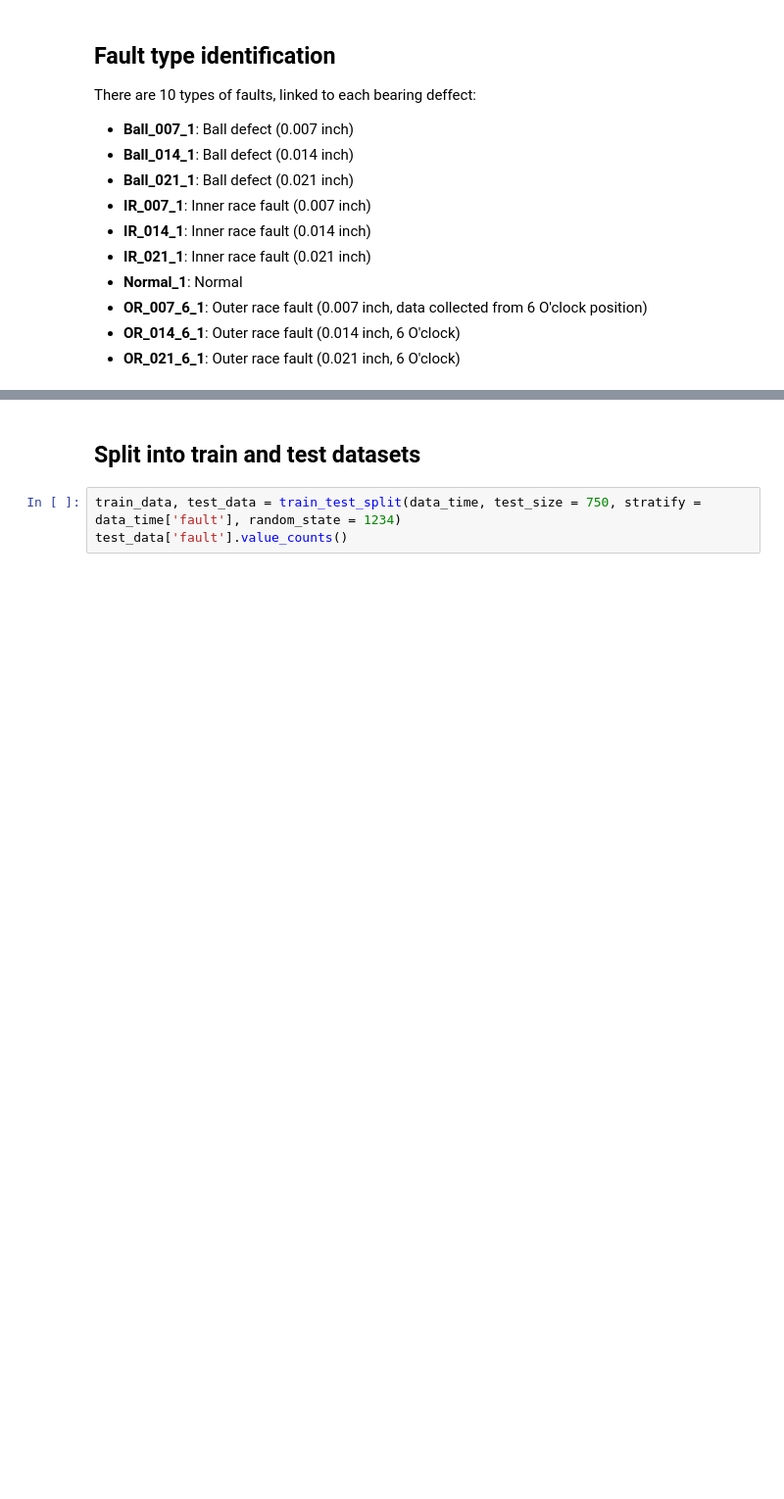
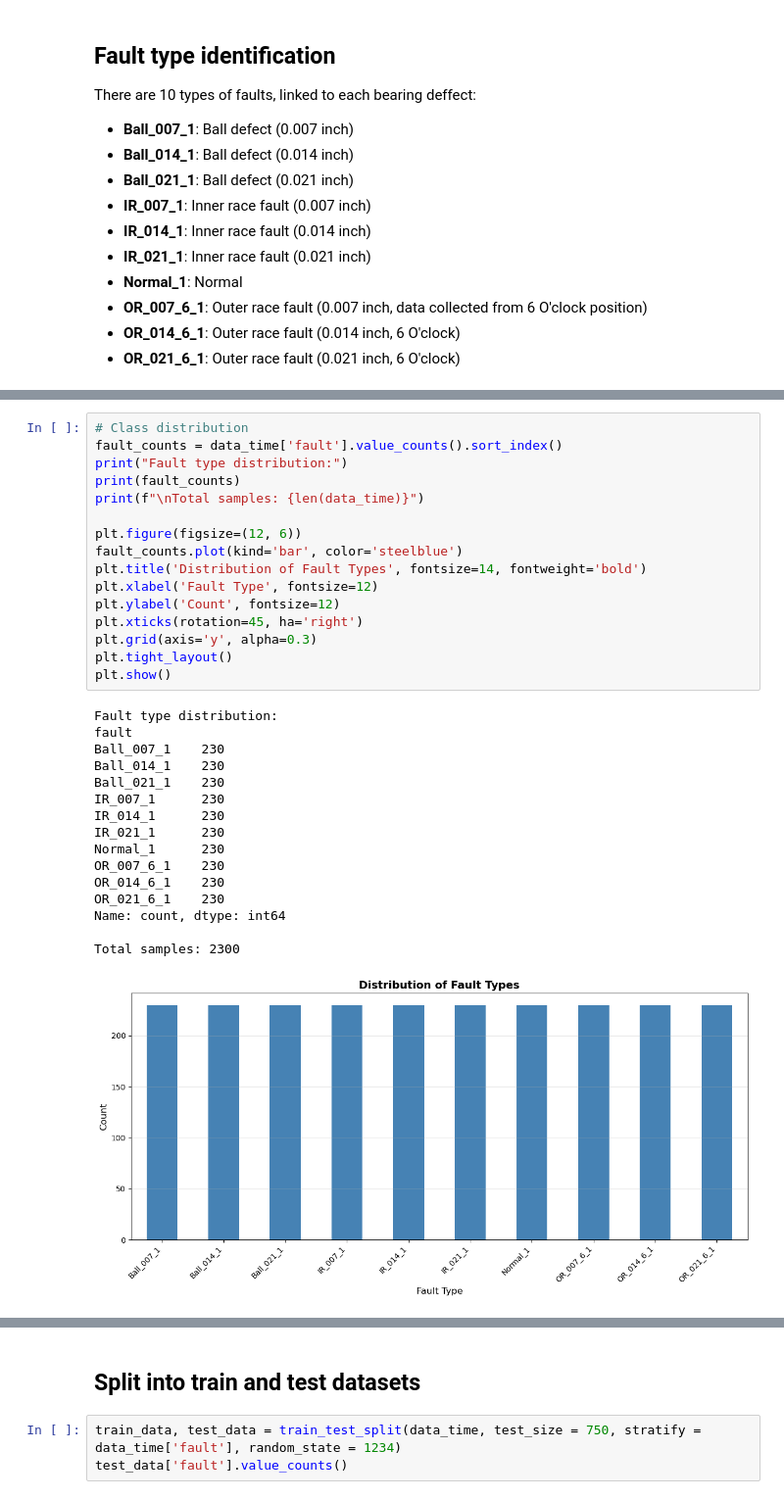
Before and after one commit to ekkirinaldi/ai-bearing-conference, a Jupyter notebook: crwu-bearings-benchmarks-shap-explainability.ipynb, the cells around one changed output, grey strips where cells are left out. Shown at 98% size. Drawn from its saved outputs; the diff is of its cells as text; blank space fills up the shorter version.

```diff
--- a/crwu-bearings-benchmarks-shap-explainability.ipynb
+++ b/crwu-bearings-benchmarks-shap-explainability.ipynb
@@ -66,0 +119,33 @@ data_time
+# %%
+# Class distribution
+fault_counts = data_time['fault'].value_counts().sort_index()
+print("Fault type distribution:")
+print(fault_counts)
+print(f"\nTotal samples: {len(data_time)}")
+
+plt.figure(figsize=(12, 6))
+fault_counts.plot(kind='bar', color='steelblue')
+plt.title('Distribution of Fault Types', fontsize=14, fontweight='bold')
+plt.xlabel('Fault Type', fontsize=12)
+plt.ylabel('Count', fontsize=12)
+plt.xticks(rotation=45, ha='right')
+plt.grid(axis='y', alpha=0.3)
+plt.tight_layout()
+plt.show()
+# %% [output]
+Fault type distribution:
+fault
+Ball_007_1    230
+Ball_014_1    230
+Ball_021_1    230
+IR_007_1      230
+IR_014_1      230
+IR_021_1      230
+Normal_1      230
+OR_007_6_1    230
+OR_014_6_1    230
+OR_021_6_1    230
+Name: count, dtype: int64
+
+Total samples: 2300
+[figure, added]
```
Also changed, not shown: parts of 63 cells of this notebook.
